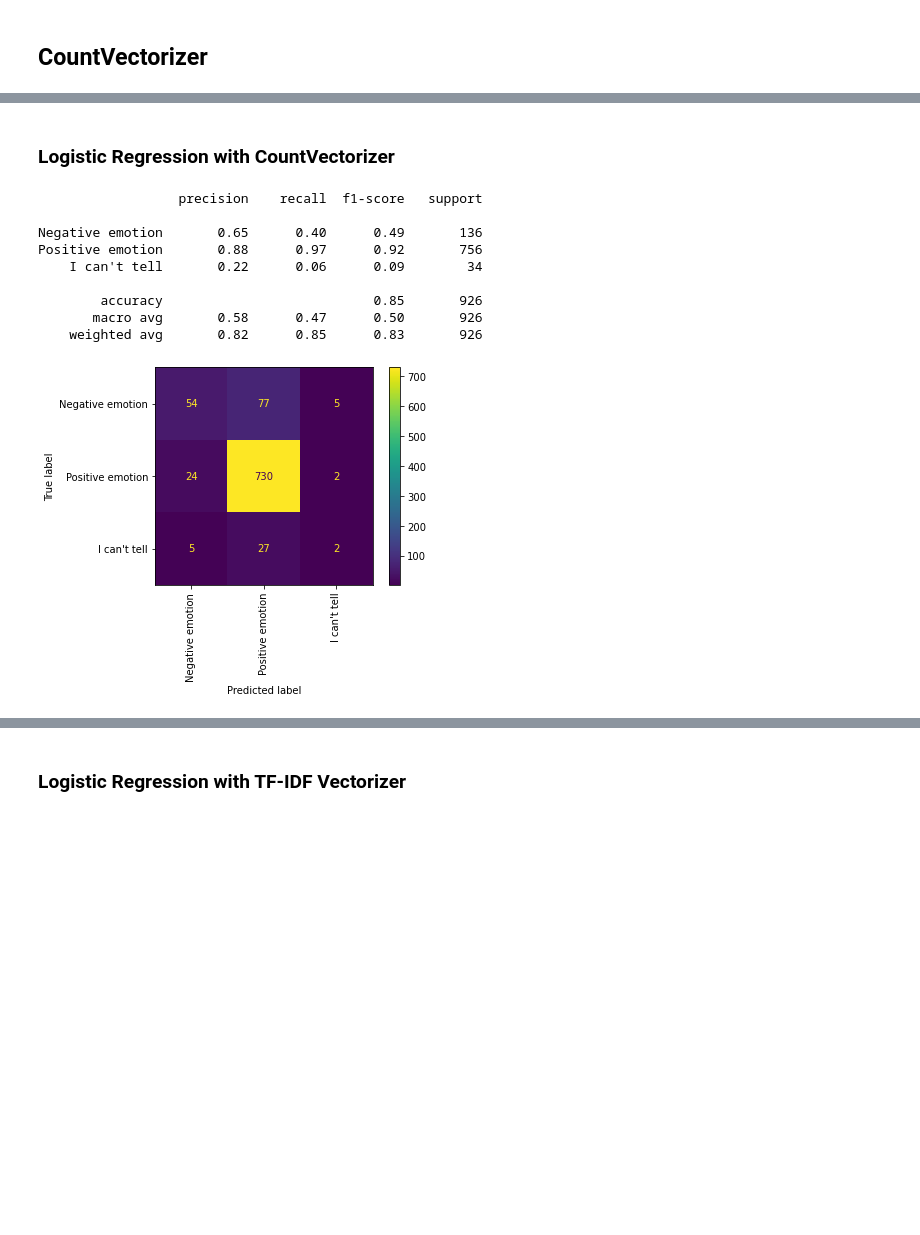
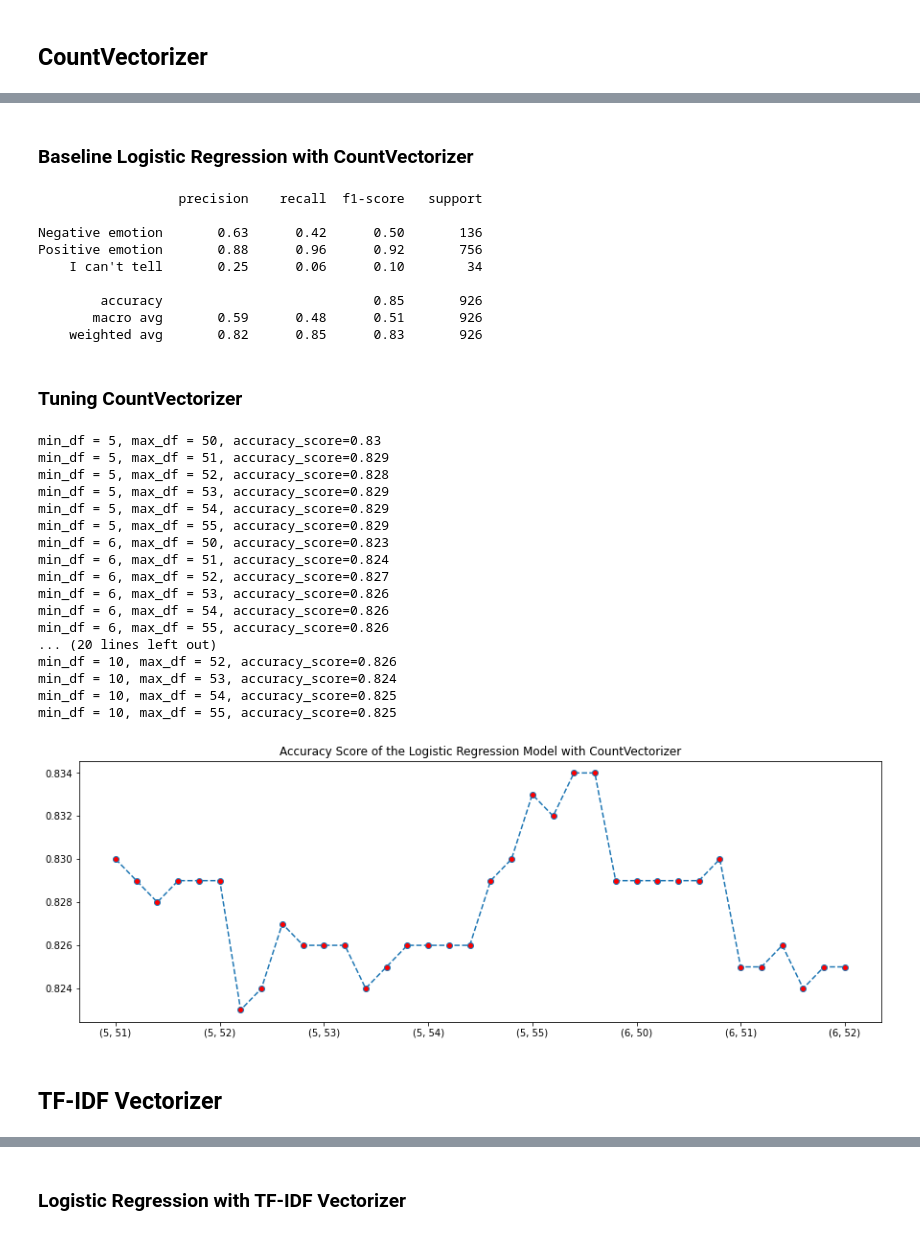
Before and after one commit to rahulakrish/customer_sentiment_analysis, a Jupyter notebook: phase4_project.ipynb, the cells around one changed output, grey strips where cells are left out. Cells and saved outputs as stored; diff of their text form; code cells hidden in the pictures; blank space fills up the shorter version.

```diff
--- a/phase4_project.ipynb
+++ b/phase4_project.ipynb
@@ -278,7 +271,7 @@ df.head()
 # %%
 #splitting the into train and test sets for the analysis
 #creating X and y
-X = df['tweet_text']
+X = df['new']
 y = df['target']
 
 X_train,X_test,y_train,y_test = train_test_split(X,y,random_state=42)
@@ -326,7 +329,7 @@ X_test_vect_array = X_test_vect.toarray()
 #create a df of the vectorized train set
 X_test_vect_df = pd.DataFrame(data=X_test_vect_array,columns=vect.get_feature_names())
 # %% [markdown]
-### Logistic Regression with CountVectorizer
+### Baseline Logistic Regression with CountVectorizer
 # %%
 #instatiate LogisticRegression
 logreg = LogisticRegression()
@@ -340,15 +343,16 @@ y_hat_test = logreg.predict(X_test_vect_df)
 # evaluate the model
 labels = ['Negative emotion','Positive emotion', "I can't tell"]
 print(classification_report(y_test,y_hat_test,target_names=labels))
-plot_confusion_matrix(logreg,X_test_vect_df,y_test,display_labels=labels,xticks_rotation='vertical');
+# plot_confusion_matrix(logreg,X_test_vect_df,y_test,display_labels=labels,xticks_rotation='vertical');
 # %% [output]
                   precision    recall  f1-score   support
 
-Negative emotion       0.65      0.40      0.49       136
-Positive emotion       0.88      0.97      0.92       756
-    I can't tell       0.22      0.06      0.09        34
+Negative emotion       0.63      0.42      0.50       136
+Positive emotion       0.88      0.96      0.92       756
+    I can't tell       0.25      0.06      0.10        34
 
         accuracy                           0.85       926
-       macro avg       0.58      0.47      0.50       926
+       macro avg       0.59      0.48      0.51       926
     weighted avg       0.82      0.85      0.83       926
-[figure, removed]
+# %% [markdown]
+### Tuning CountVectorizer
@@ -355,2 +363,53 @@ Positive emotion       0.88      0.97      0.92       756
+# %%
+#initiating lists to use for plotting
+acc_score = []
+min_value=[]
+max_value=[]
+
+#setting up the loop for min_df and max_df values
+for i in min_df:
+    for j in max_df:
+        min_value.append(i)
+        max_value.append(j)
+
+        #instantiate pipeline
+        logreg_pipe = Pipeline([('vectorizer', CountVectorizer(stop_words=stopwords_list,min_df=i,max_df=j,preprocessor=dummy,tokenizer=dummy)),
+                       ('model', LogisticRegression())
+                       ])
+        logreg_pipe.fit(X_train,y_train)
+        predictions = logreg_pipe.predict(X_test)
+
+        #getting accuracy score
+        a_score = round(accuracy_score(y_test,predictions),3)
+        acc_score.append(a_score)
+        print(f'min_df = {i}, max_df = {j}, accuracy_score={a_score}')
+
+#visualizing the accuracy score for the different combinations
+d = list(zip(min_value,max_value))
+fig,ax=plt.subplots(figsize=(15,5))
+ax.plot(acc_score,marker='o',markerfacecolor='r',ls='--');
+ax.set_xticklabels(d);
+ax.set_title('Accuracy Score of the Logistic Regression Model with CountVectorizer');
+# %% [output]
+min_df = 5, max_df = 50, accuracy_score=0.83
+min_df = 5, max_df = 51, accuracy_score=0.829
+min_df = 5, max_df = 52, accuracy_score=0.828
+min_df = 5, max_df = 53, accuracy_score=0.829
+min_df = 5, max_df = 54, accuracy_score=0.829
+min_df = 5, max_df = 55, accuracy_score=0.829
+min_df = 6, max_df = 50, accuracy_score=0.823
+min_df = 6, max_df = 51, accuracy_score=0.824
+min_df = 6, max_df = 52, accuracy_score=0.827
+min_df = 6, max_df = 53, accuracy_score=0.826
+min_df = 6, max_df = 54, accuracy_score=0.826
+min_df = 6, max_df = 55, accuracy_score=0.826
+... (20 lines left out)
+min_df = 10, max_df = 52, accuracy_score=0.826
+min_df = 10, max_df = 53, accuracy_score=0.824
+min_df = 10, max_df = 54, accuracy_score=0.825
+min_df = 10, max_df = 55, accuracy_score=0.825
+[figure, added]
+# %% [markdown]
+## TF-IDF Vectorizer
 # %%
 #instantiate
```
Also changed, not shown: parts of 26 cells of this notebook.
